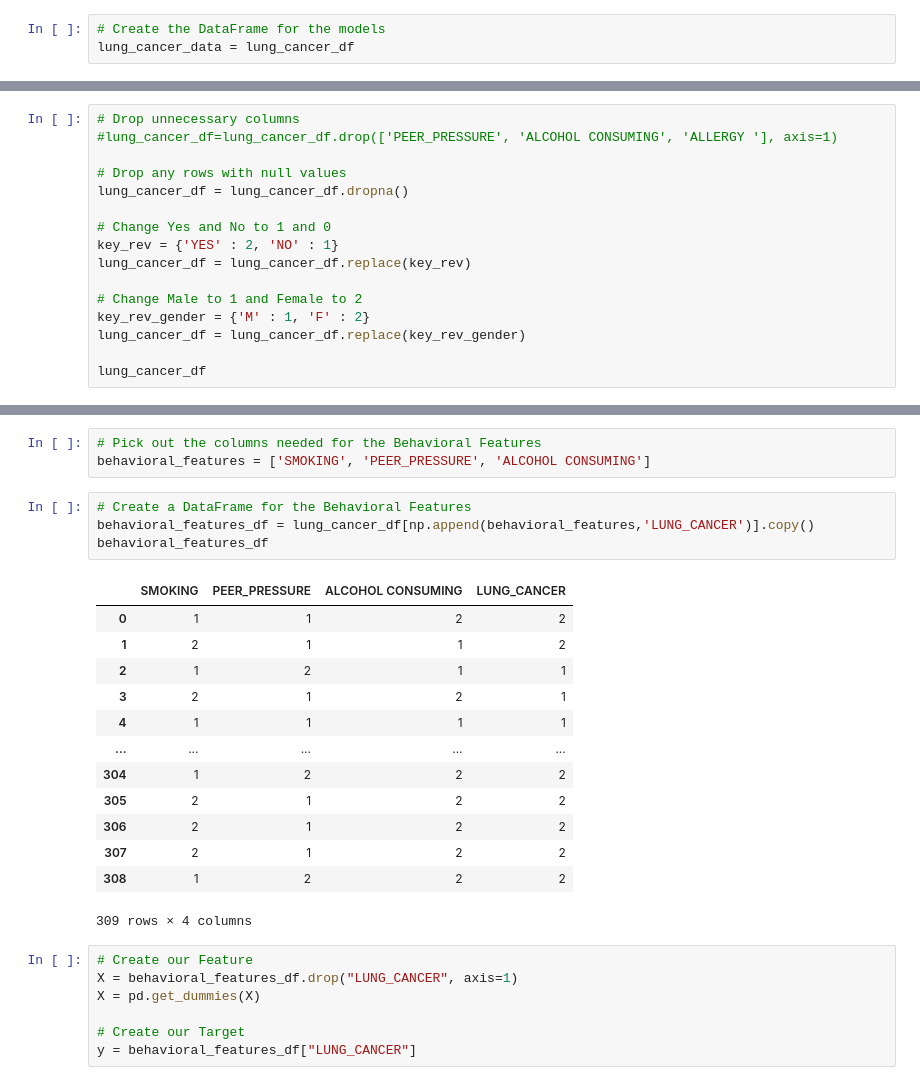
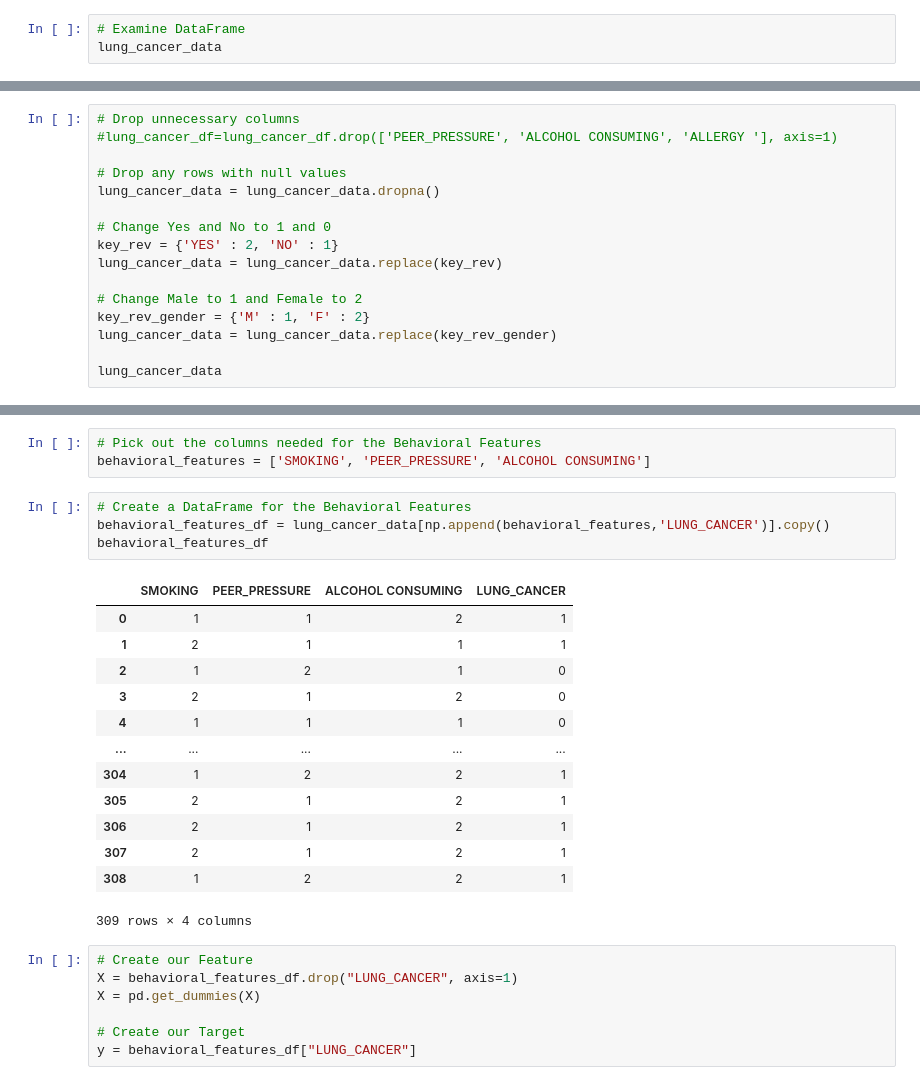
Before and after one commit to brojas12/Group_Project_4, a Jupyter notebook: Lung_Cancer_ML_Model.ipynb, the cells around one changed output, grey strips where cells are left out. Cells and saved outputs as stored; diff of their text form.

```diff
--- a/Lung_Cancer_ML_Model.ipynb
+++ b/Lung_Cancer_ML_Model.ipynb
@@ -65,5 +72,5 @@ lung_cancer_data
 | 308 | 308 | 1 | 62 | 1 | 1 | 1 | 2 | 1 | 2 | ... |
 309 rows × 17 columns
 # %%
-# Create the DataFrame for the models
-lung_cancer_data = lung_cancer_df
+# Examine DataFrame
+lung_cancer_data
@@ -107,15 +101,15 @@ Index(['GENDER', 'AGE', 'SMOKING', 'YELLOW_FINGERS', 'ANXIETY',
 #lung_cancer_df=lung_cancer_df.drop(['PEER_PRESSURE', 'ALCOHOL CONSUMING', 'ALLERGY '], axis=1)
 
 # Drop any rows with null values
-lung_cancer_df = lung_cancer_df.dropna()
+lung_cancer_data = lung_cancer_data.dropna()
 
 # Change Yes and No to 1 and 0
 key_rev = {'YES' : 2, 'NO' : 1}
-lung_cancer_df = lung_cancer_df.replace(key_rev)
+lung_cancer_data = lung_cancer_data.replace(key_rev)
 
 # Change Male to 1 and Female to 2
 key_rev_gender = {'M' : 1, 'F' : 2}
-lung_cancer_df = lung_cancer_df.replace(key_rev_gender)
+lung_cancer_data = lung_cancer_data.replace(key_rev_gender)
 
-lung_cancer_df
+lung_cancer_data
 # %% [output]
@@ -250,21 +244,21 @@ lung_cancer_df
 behavioral_features = ['SMOKING', 'PEER_PRESSURE', 'ALCOHOL CONSUMING']
 # %%
 # Create a DataFrame for the Behavioral Features
-behavioral_features_df = lung_cancer_df[np.append(behavioral_features,'LUNG_CANCER')].copy()
+behavioral_features_df = lung_cancer_data[np.append(behavioral_features,'LUNG_CANCER')].copy()
 behavioral_features_df
 # %% [output]
 |  | SMOKING | PEER_PRESSURE | ALCOHOL CONSUMING | LUNG_CANCER |
-| 0 | 1 | 1 | 2 | 2 |
-| 1 | 2 | 1 | 1 | 2 |
-| 2 | 1 | 2 | 1 | 1 |
-| 3 | 2 | 1 | 2 | 1 |
-| 4 | 1 | 1 | 1 | 1 |
+| 0 | 1 | 1 | 2 | 1 |
+| 1 | 2 | 1 | 1 | 1 |
+| 2 | 1 | 2 | 1 | 0 |
+| 3 | 2 | 1 | 2 | 0 |
+| 4 | 1 | 1 | 1 | 0 |
 | ... | ... | ... | ... | ... |
-| 304 | 1 | 2 | 2 | 2 |
-| 305 | 2 | 1 | 2 | 2 |
-| 306 | 2 | 1 | 2 | 2 |
-| 307 | 2 | 1 | 2 | 2 |
-| 308 | 1 | 2 | 2 | 2 |
+| 304 | 1 | 2 | 2 | 1 |
+| 305 | 2 | 1 | 2 | 1 |
+| 306 | 2 | 1 | 2 | 1 |
+| 307 | 2 | 1 | 2 | 1 |
+| 308 | 1 | 2 | 2 | 1 |
 309 rows × 4 columns
 # %%
 # Create our Feature
```
Also changed, not shown: parts of 24 cells of this notebook.
